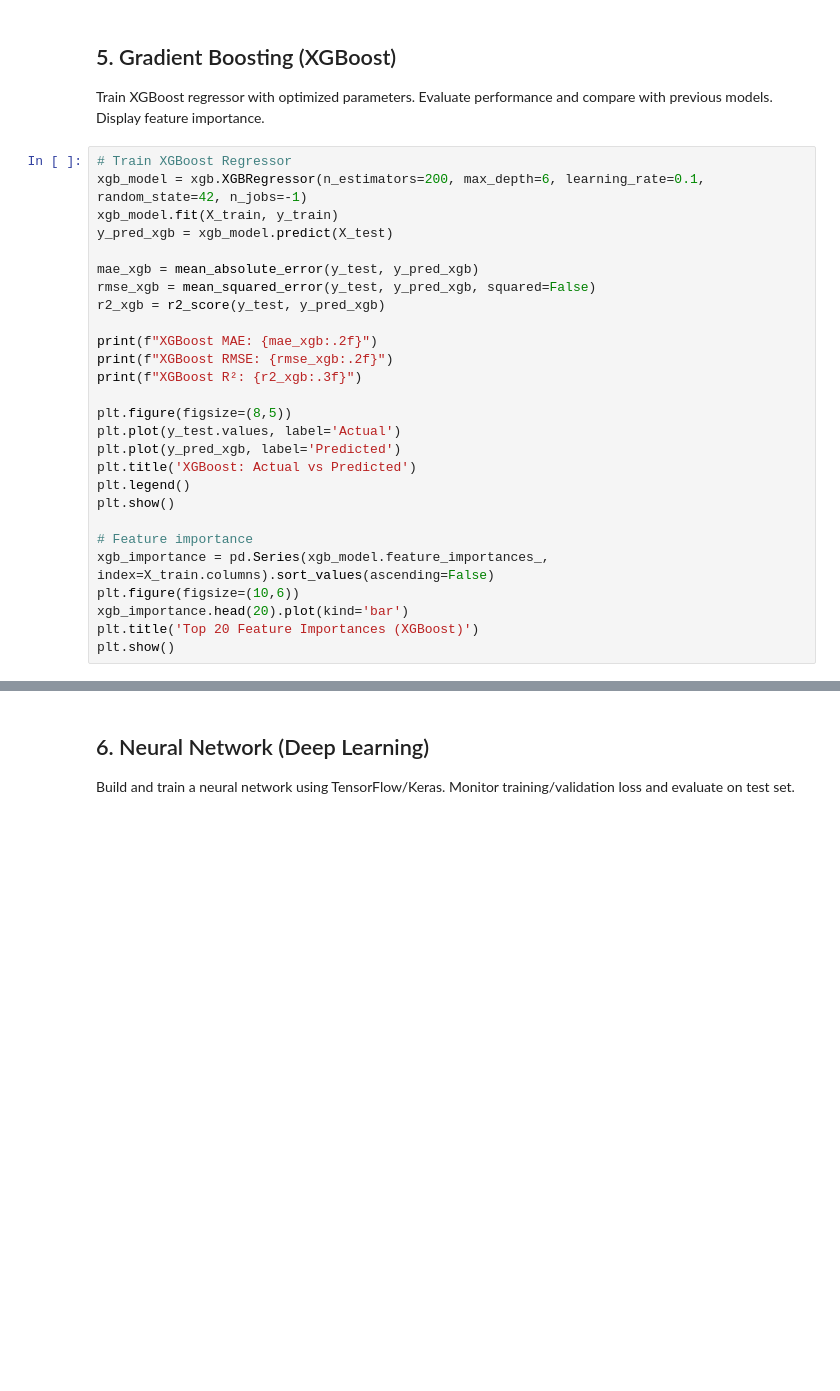
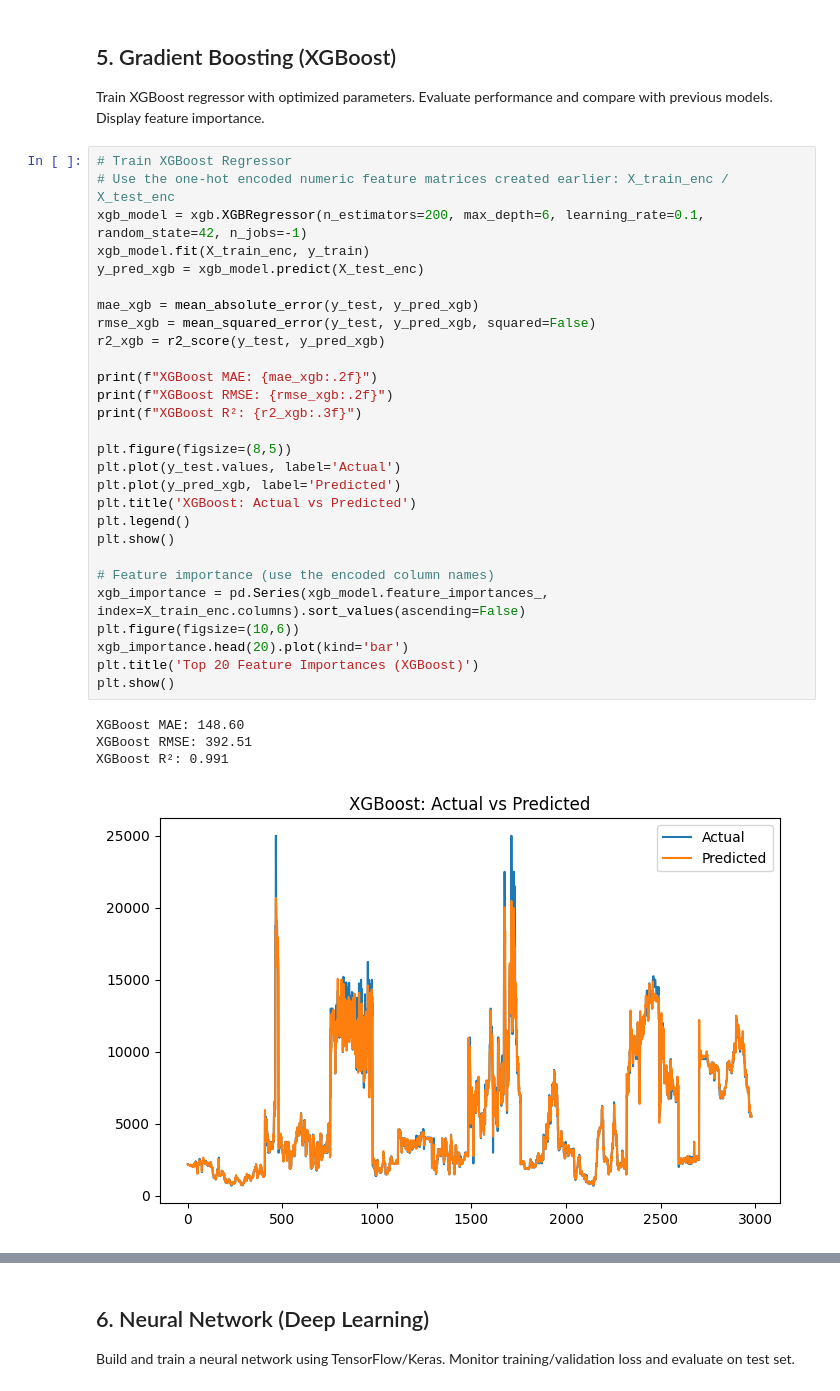
Before and after one commit to RudraX-Github/Git_HUB, a Jupyter notebook: AgriCast360/Script/PHASE_3_ML_Models.ipynb, the cells around one changed output, grey strips where cells are left out. Cells and saved outputs as stored; diff of their text form; blank space fills up the shorter version.

```diff
--- a/AgriCast360/Script/PHASE_3_ML_Models.ipynb
+++ b/AgriCast360/Script/PHASE_3_ML_Models.ipynb
@@ -102,28 +152,34 @@ plt.show()
 Train XGBoost regressor with optimized parameters. Evaluate performance and compare with previous models. Display feature importance.
 # %%
 # Train XGBoost Regressor
+# Use the one-hot encoded numeric feature matrices created earlier: X_train_enc / X_test_enc
 xgb_model = xgb.XGBRegressor(n_estimators=200, max_depth=6, learning_rate=0.1, random_state=42, n_jobs=-1)
-xgb_model.fit(X_train, y_train)
-y_pred_xgb = xgb_model.predict(X_test)
+xgb_model.fit(X_train_enc, y_train)
+y_pred_xgb = xgb_model.predict(X_test_enc)
 
 mae_xgb = mean_absolute_error(y_test, y_pred_xgb)
 rmse_xgb = mean_squared_error(y_test, y_pred_xgb, squared=False)
 r2_xgb = r2_score(y_test, y_pred_xgb)
 
 print(f"XGBoost MAE: {mae_xgb:.2f}")
 print(f"XGBoost RMSE: {rmse_xgb:.2f}")
 print(f"XGBoost R²: {r2_xgb:.3f}")
 
 plt.figure(figsize=(8,5))
 plt.plot(y_test.values, label='Actual')
 plt.plot(y_pred_xgb, label='Predicted')
 plt.title('XGBoost: Actual vs Predicted')
 plt.legend()
 plt.show()
 
-# Feature importance
-xgb_importance = pd.Series(xgb_model.feature_importances_, index=X_train.columns).sort_values(ascending=False)
+# Feature importance (use the encoded column names)
+xgb_importance = pd.Series(xgb_model.feature_importances_, index=X_train_enc.columns).sort_values(ascending=False)
 plt.figure(figsize=(10,6))
 xgb_importance.head(20).plot(kind='bar')
 plt.title('Top 20 Feature Importances (XGBoost)')
 plt.show()
+# %% [output]
+XGBoost MAE: 148.60
+XGBoost RMSE: 392.51
+XGBoost R²: 0.991
+[figure, added]
```
Also changed, not shown: parts of 9 cells of this notebook.
